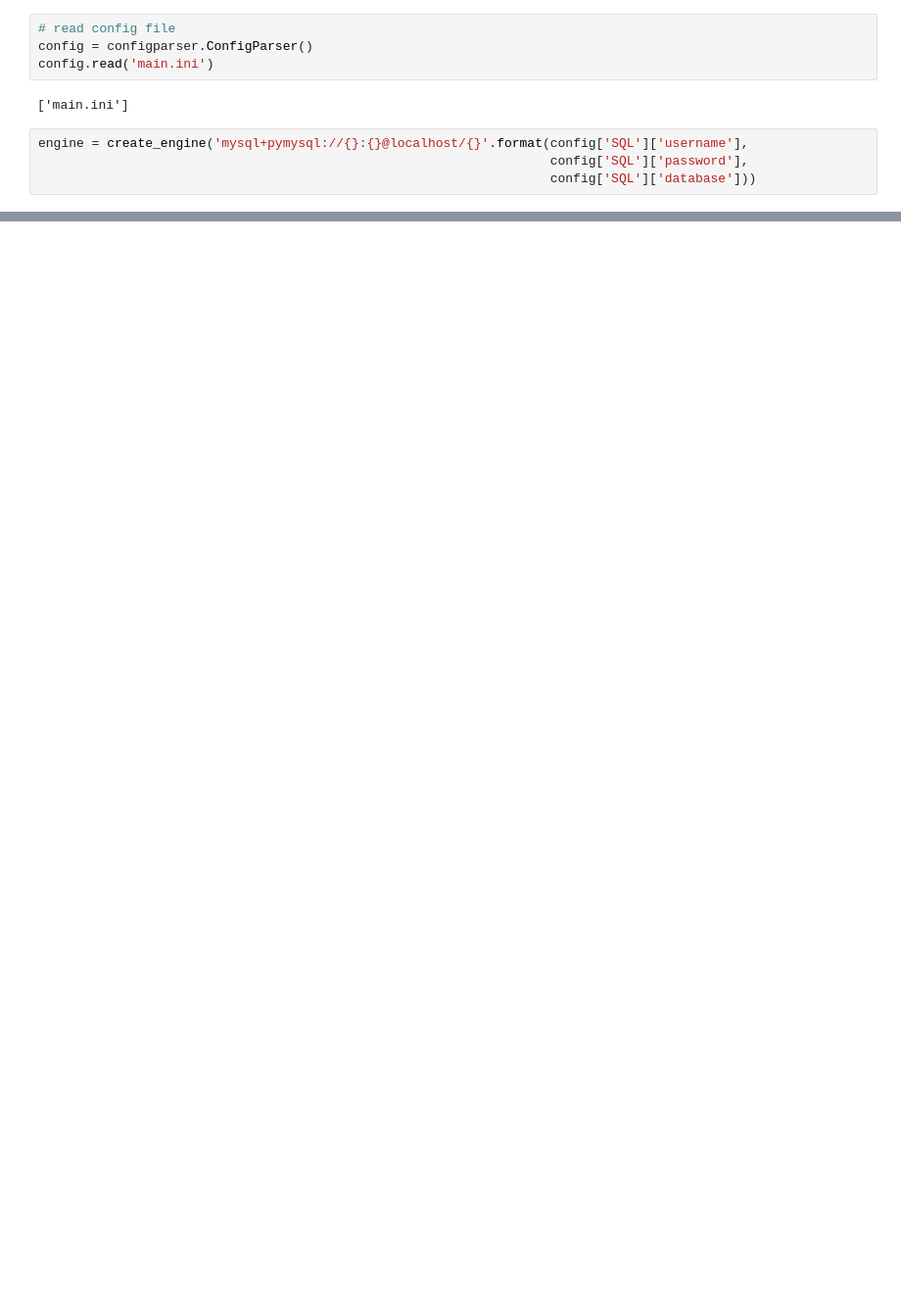
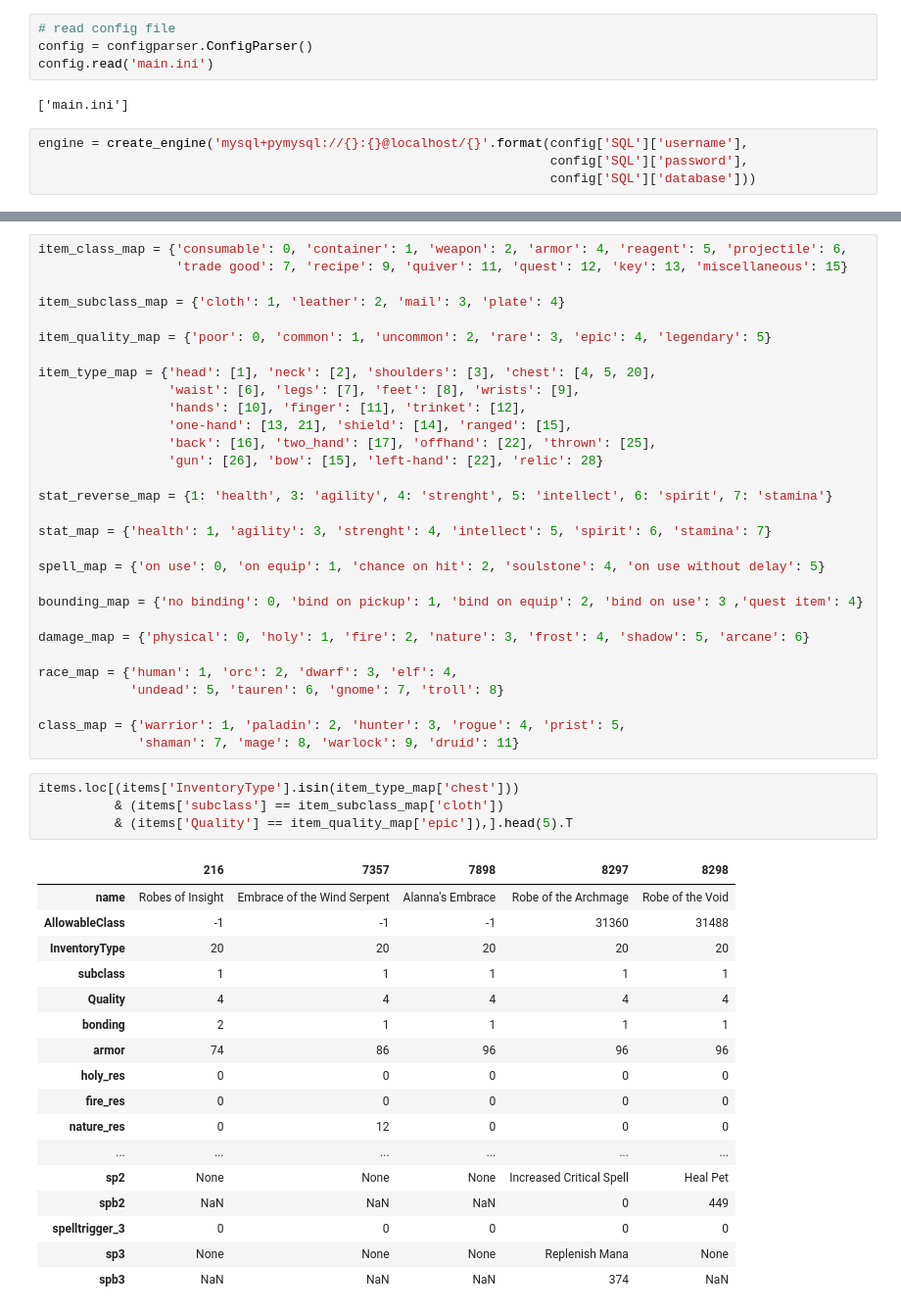
Before and after one commit to belkasanek/wow_character_calculator, a Jupyter notebook: connection_db.ipynb, the cells around one changed output, grey strips where cells are left out. Shown at 98% size. Saved outputs shown, nothing was run; the diff lists cells and outputs as text; blank space fills up the shorter version.

Commit message:
Check the main tables of database, e.g. table of base stats, health and mana, items.

```diff
--- a/connection_db.ipynb
+++ b/connection_db.ipynb
@@ -61,0 +81,52 @@ SHOW tables;
+# %%
+item_class_map = {'consumable': 0, 'container': 1, 'weapon': 2, 'armor': 4, 'reagent': 5, 'projectile': 6,
+                  'trade good': 7, 'recipe': 9, 'quiver': 11, 'quest': 12, 'key': 13, 'miscellaneous': 15}
+
+item_subclass_map = {'cloth': 1, 'leather': 2, 'mail': 3, 'plate': 4}
+
+item_quality_map = {'poor': 0, 'common': 1, 'uncommon': 2, 'rare': 3, 'epic': 4, 'legendary': 5}
+
+item_type_map = {'head': [1], 'neck': [2], 'shoulders': [3], 'chest': [4, 5, 20],
+                 'waist': [6], 'legs': [7], 'feet': [8], 'wrists': [9],
+                 'hands': [10], 'finger': [11], 'trinket': [12],
+                 'one-hand': [13, 21], 'shield': [14], 'ranged': [15],
+                 'back': [16], 'two_hand': [17], 'offhand': [22], 'thrown': [25],
+                 'gun': [26], 'bow': [15], 'left-hand': [22], 'relic': 28}
+
+stat_reverse_map = {1: 'health', 3: 'agility', 4: 'strenght', 5: 'intellect', 6: 'spirit', 7: 'stamina'}
+
+stat_map = {'health': 1, 'agility': 3, 'strenght': 4, 'intellect': 5, 'spirit': 6, 'stamina': 7}
+
+spell_map = {'on use': 0, 'on equip': 1, 'chance on hit': 2, 'soulstone': 4, 'on use without delay': 5}
+
+bounding_map = {'no binding': 0, 'bind on pickup': 1, 'bind on equip': 2, 'bind on use': 3 ,'quest item': 4}
+
+damage_map = {'physical': 0, 'holy': 1, 'fire': 2, 'nature': 3, 'frost': 4, 'shadow': 5, 'arcane': 6}
+
+race_map = {'human': 1, 'orc': 2, 'dwarf': 3, 'elf': 4,
+            'undead': 5, 'tauren': 6, 'gnome': 7, 'troll': 8}
+
+class_map = {'warrior': 1, 'paladin': 2, 'hunter': 3, 'rogue': 4, 'prist': 5,
+             'shaman': 7, 'mage': 8, 'warlock': 9, 'druid': 11}
+# %%
+items.loc[(items['InventoryType'].isin(item_type_map['chest']))
+          & (items['subclass'] == item_subclass_map['cloth'])
+          & (items['Quality'] == item_quality_map['epic']),].head(5).T
+# %% [output]
+|  | 216 | 7357 | 7898 | 8297 | 8298 |
+| name | Robes of Insight | Embrace of the Wind Serpent | Alanna's Embrace | Robe of the Archmage | Robe of the Void |
+| AllowableClass | -1 | -1 | -1 | 31360 | 31488 |
+| InventoryType | 20 | 20 | 20 | 20 | 20 |
+| subclass | 1 | 1 | 1 | 1 | 1 |
+| Quality | 4 | 4 | 4 | 4 | 4 |
+| bonding | 2 | 1 | 1 | 1 | 1 |
+| armor | 74 | 86 | 96 | 96 | 96 |
+| holy_res | 0 | 0 | 0 | 0 | 0 |
+| fire_res | 0 | 0 | 0 | 0 | 0 |
+| nature_res | 0 | 12 | 0 | 0 | 0 |
+| ... | ... | ... | ... | ... | ... |
+| sp2 | None | None | None | Increased Critical Spell | Heal Pet |
+| spb2 | NaN | NaN | NaN | 0 | 449 |
+| spelltrigger_3 | 0 | 0 | 0 | 0 | 0 |
+| sp3 | None | None | None | Replenish Mana | None |
+| spb3 | NaN | NaN | NaN | 374 | NaN |
```
Also changed, not shown: parts of 11 cells of this notebook.
